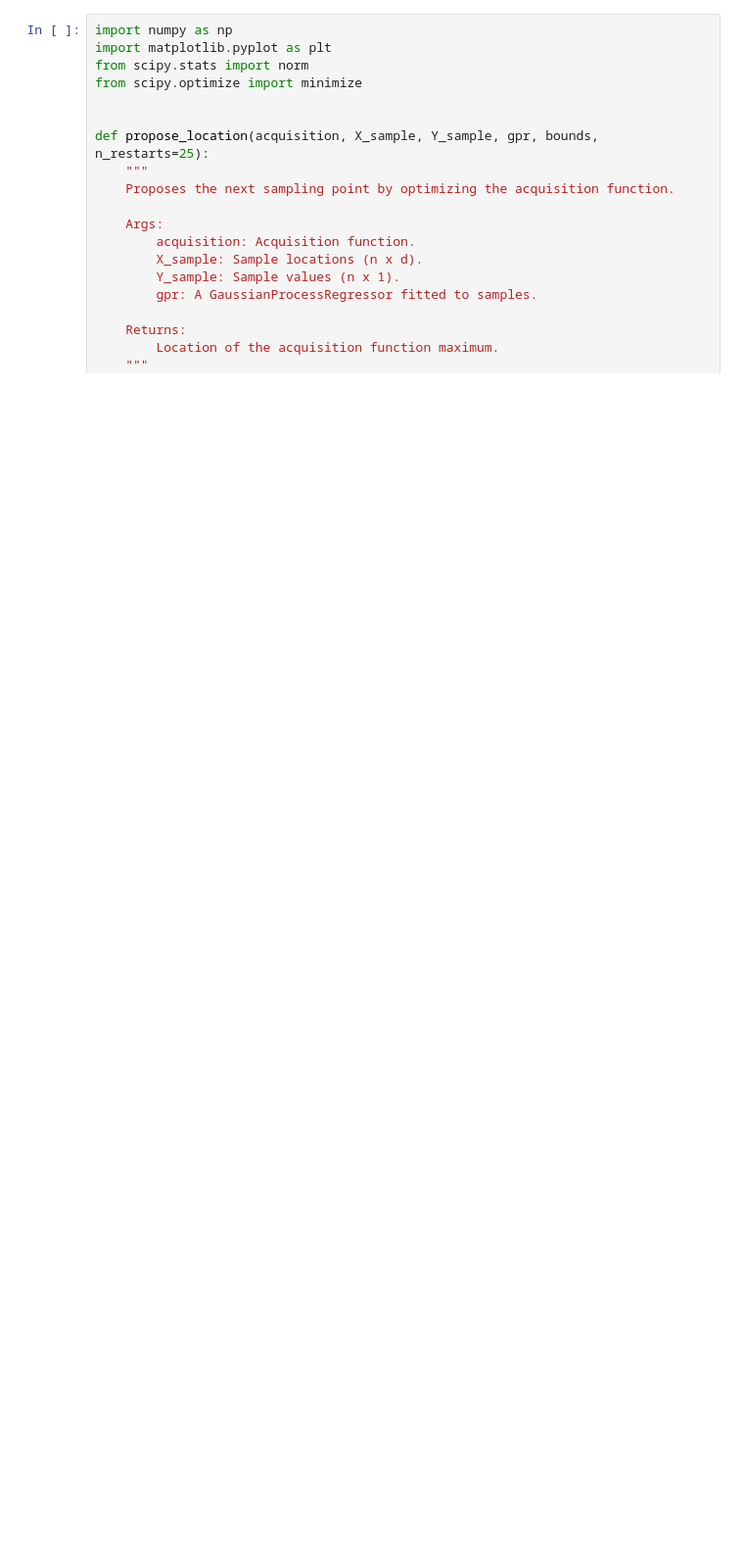
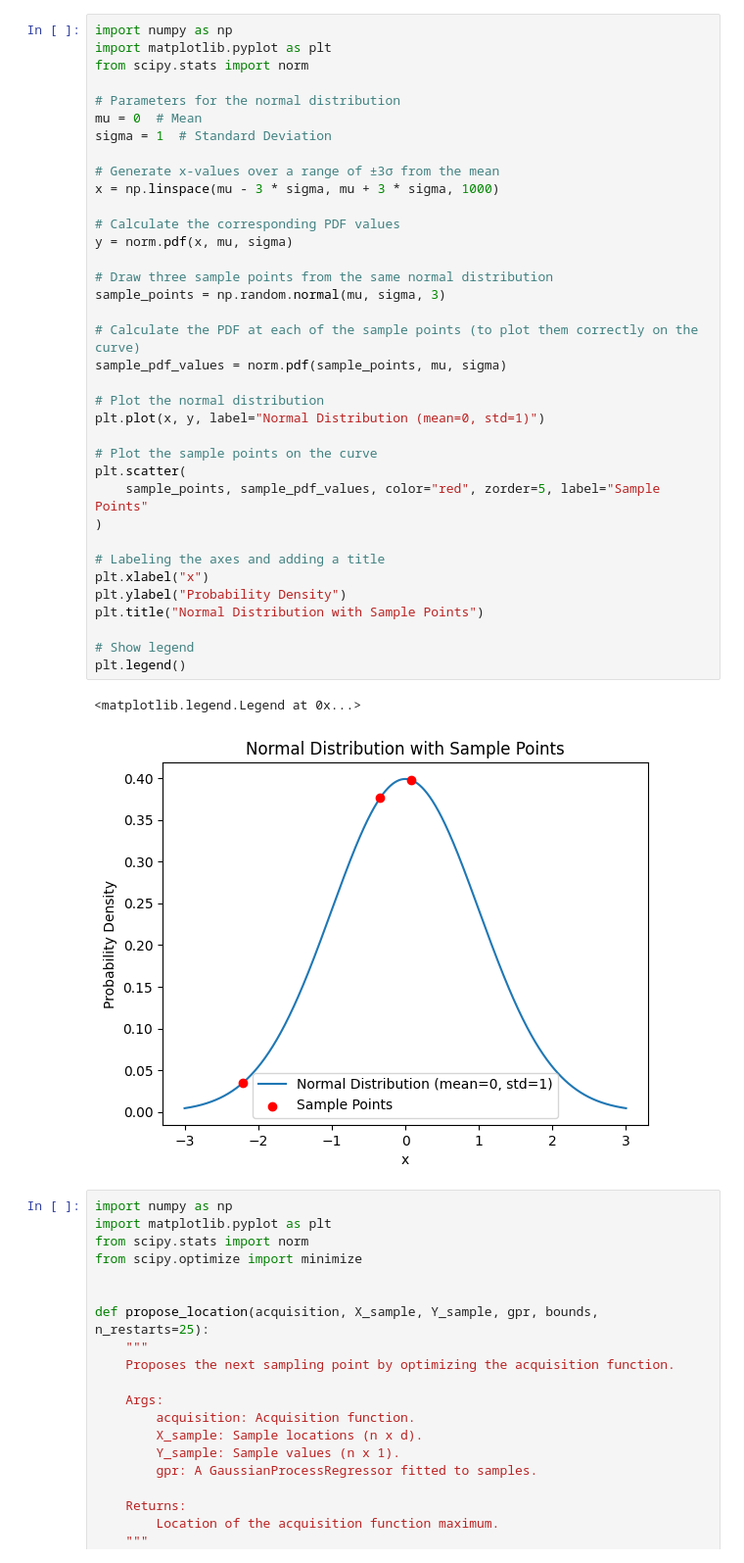
Before and after one commit to vanandrew/bayes-opt, a Jupyter notebook: bayes-opt.ipynb, the cells around one changed output. Shown: that part at 98% size. Cells and saved outputs as stored; diff of their text form; blank space fills up the shorter version.

```diff
--- a/bayes-opt.ipynb
+++ b/bayes-opt.ipynb
@@ -1,3 +1,42 @@
+# %%
+import numpy as np
+import matplotlib.pyplot as plt
+from scipy.stats import norm
+
+# Parameters for the normal distribution
+mu = 0  # Mean
+sigma = 1  # Standard Deviation
+
+# Generate x-values over a range of ±3σ from the mean
+x = np.linspace(mu - 3 * sigma, mu + 3 * sigma, 1000)
+
+# Calculate the corresponding PDF values
+y = norm.pdf(x, mu, sigma)
+
+# Draw three sample points from the same normal distribution
+sample_points = np.random.normal(mu, sigma, 3)
+
+# Calculate the PDF at each of the sample points (to plot them correctly on the curve)
+sample_pdf_values = norm.pdf(sample_points, mu, sigma)
+
+# Plot the normal distribution
+plt.plot(x, y, label="Normal Distribution (mean=0, std=1)")
+
+# Plot the sample points on the curve
+plt.scatter(
+    sample_points, sample_pdf_values, color="red", zorder=5, label="Sample Points"
+)
+
+# Labeling the axes and adding a title
+plt.xlabel("x")
+plt.ylabel("Probability Density")
+plt.title("Normal Distribution with Sample Points")
+
+# Show legend
+plt.legend()
+# %% [output]
+<matplotlib.legend.Legend at 0x...>
+[figure, added]
 # %%
 import numpy as np
 import matplotlib.pyplot as plt
```
Also changed, not shown: parts of 5 cells of this notebook, 1 other file.
